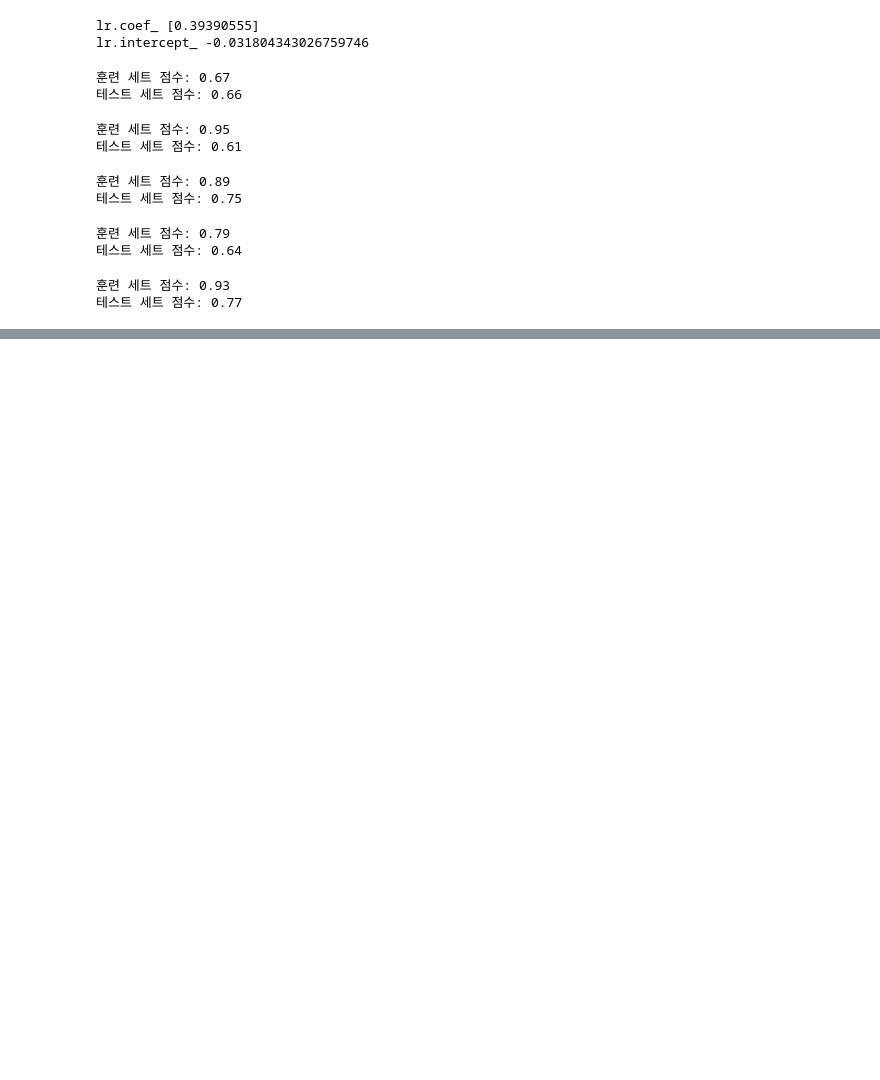
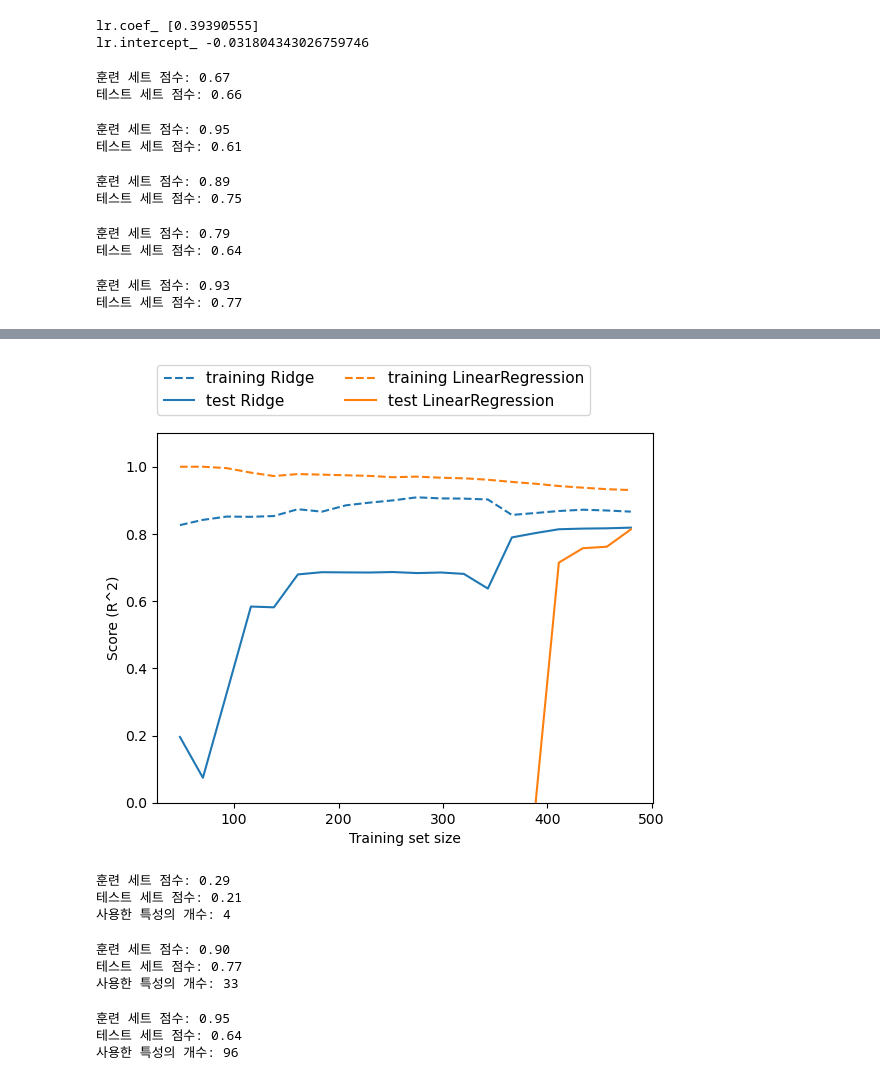
Before and after one commit to sbs24013/CCT, a Jupyter notebook: 파이썬 라이브러리를 활용한 머신러닝/02 지도학습.ipynb, the cells around one changed output, grey strips where cells are left out. Drawn from its saved outputs; the diff is of its cells as text; code cells hidden in the pictures; blank space fills up the shorter version.

```diff
--- a/파이썬 라이브러리를 활용한 머신러닝/02 지도학습.ipynb
+++ b/파이썬 라이브러리를 활용한 머신러닝/02 지도학습.ipynb
@@ -406,0 +297,50 @@ plt.legend()
+# %%
+# 보스턴 데이터셋 + 선형 회귀, Ridge 회귀
+# 샘플 수에 따른 성능 비교
+
+mglearn.plots.plot_ridge_n_samples()
+# %% [output]
+[figure, added]
+# %%
+from sklearn.linear_model import Lasso
+
+lasso = Lasso().fit(X_train, y_train)
+
+print("훈련 세트 점수: {:.2f}".format(lasso.score(X_train, y_train)))
+print("테스트 세트 점수: {:.2f}".format(lasso.score(X_test, y_test)))
+print("사용한 특성의 개수:", np.sum(lasso.coef_ != 0))
+# %% [output]
+훈련 세트 점수: 0.29
+테스트 세트 점수: 0.21
+사용한 특성의 개수: 4
+# %%
+# max_iter 기본값을 증가시키지 않으면 max_iter 값을 늘리라는 경고가 발생한다
+lasso001 = Lasso(alpha=0.01, max_iter=50000).fit(X_train, y_train)
+print("훈련 세트 점수: {:.2f}".format(lasso001.score(X_train, y_train)))
+print("테스트 세트 점수: {:.2f}".format(lasso001.score(X_test, y_test)))
+print("사용한 특성의 개수:", np.sum(lasso001.coef_ != 0))
+
+# Output
+# 훈련 세트 점수: 0.90
+# 테스트 세트 점수: 0.77
+# 사용한 특성의 개수: 33
+# %% [output]
+훈련 세트 점수: 0.90
+테스트 세트 점수: 0.77
+사용한 특성의 개수: 33
+# %%
+# alpha = 0.0001의 경우 규제 효과가 없어져 선형 회귀와 비슷한 결과를 나타낸다
+
+lasso00001 = Lasso(alpha=0.0001, max_iter=50000).fit(X_train, y_train)
+print("훈련 세트 점수: {:.2f}".format(lasso00001.score(X_train, y_train)))
+print("테스트 세트 점수: {:.2f}".format(lasso00001.score(X_test, y_test)))
+print("사용한 특성의 개수:", np.sum(lasso00001.coef_ != 0))
+
+# Output
+# 훈련 세트 점수: 0.95
+# 테스트 세트 점수: 0.64
+# 사용한 특성의 개수: 96
+# %% [output]
+훈련 세트 점수: 0.95
+테스트 세트 점수: 0.64
+사용한 특성의 개수: 96
```
Also changed, not shown: parts of 40 cells of this notebook, 32 other files.
